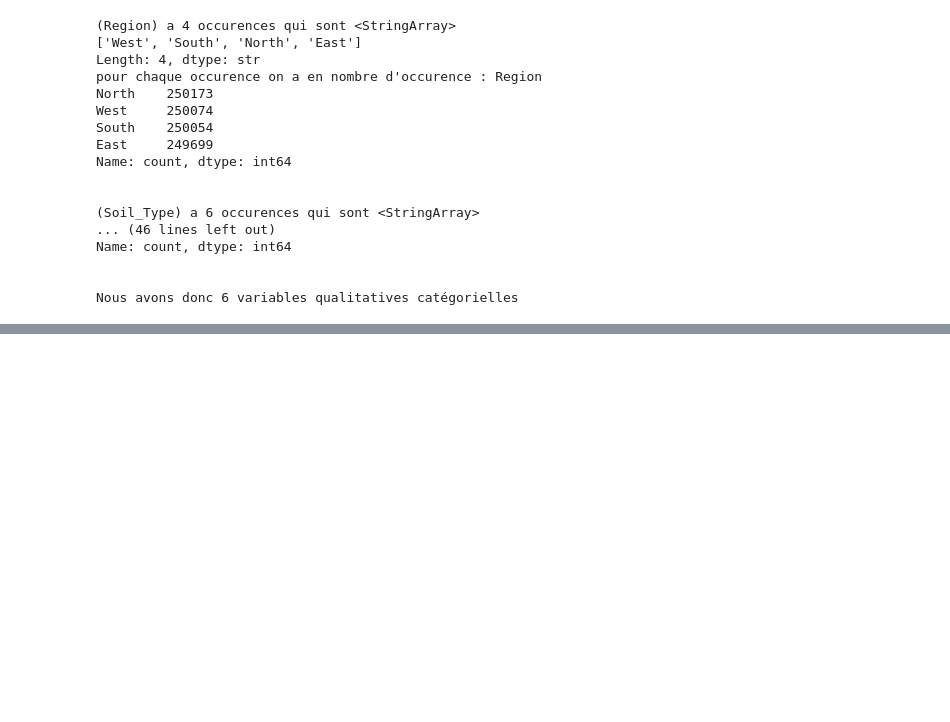
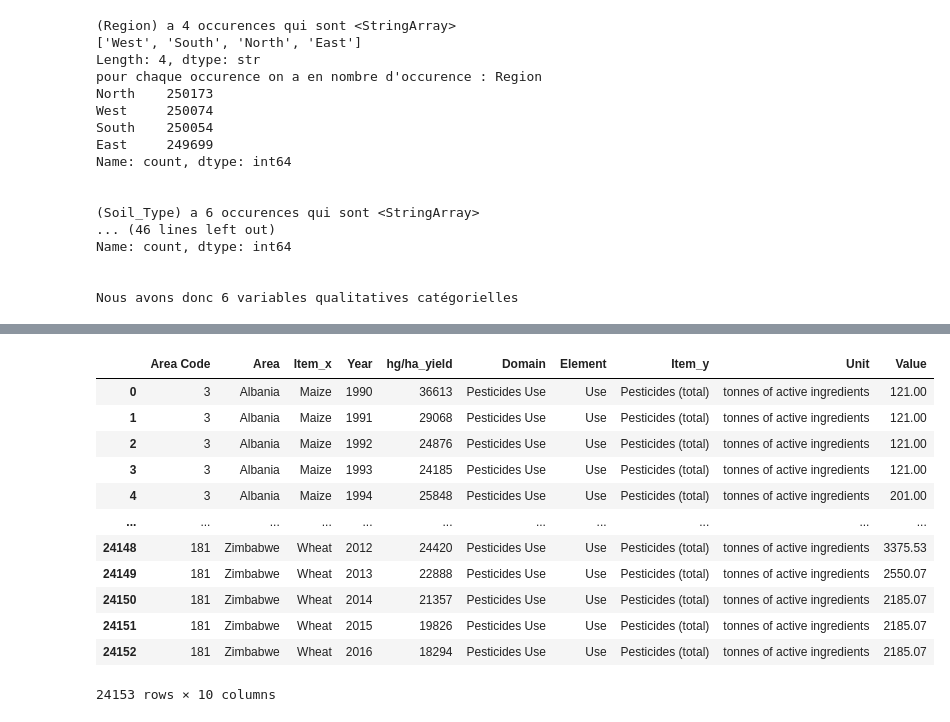
Before and after one commit to cheickoumarcoulibaly/agritech-recommender, a Jupyter notebook: notebooks/01_exploration.ipynb, the cells around one changed output, grey strips where cells are left out. Drawn from its saved outputs; the diff is of its cells as text; code cells hidden in the pictures; blank space fills up the shorter version.

Commit message:
feat: finalize data merging and missing values imputation

```diff
--- a/notebooks/01_exploration.ipynb
+++ b/notebooks/01_exploration.ipynb
@@ -175,0 +301,8 @@ Nous avons donc 6 variables qualitatives catégorielles
+# %%
+_yield.drop(columns=["Domain Code", "Domain", "Element Code", "Element", "Unit"], inplace=True, errors="ignore")
+
+_yield.rename(columns={
+    "Value": "hg/ha_yield"
+}, inplace=True)
+
+display(_yield)
@@ -175,0 +328,3 @@ Nous avons donc 6 variables qualitatives catégorielles
+# %%
+#Nous supprimons donc
+_yield.drop(columns=["Year Code", "Item Code"], inplace=True, errors="ignore")
@@ -175,0 +381,22 @@ Nous avons donc 6 variables qualitatives catégorielles
+# %%
+merged_df_yp = pd.merge(
+    _yield,
+    pesticides_df,
+    on=["Area", "Year"],
+    how="inner"
+)
+display(merged_df_yp)
+# %% [output]
+|  | Area Code | Area | Item_x | Year | hg/ha_yield | Domain | Element | Item_y | Unit | Value |
+| 0 | 3 | Albania | Maize | 1990 | 36613 | Pesticides Use | Use | Pesticides (total) | tonnes of active ingredients | 121.00 |
+| 1 | 3 | Albania | Maize | 1991 | 29068 | Pesticides Use | Use | Pesticides (total) | tonnes of active ingredients | 121.00 |
+| 2 | 3 | Albania | Maize | 1992 | 24876 | Pesticides Use | Use | Pesticides (total) | tonnes of active ingredients | 121.00 |
+| 3 | 3 | Albania | Maize | 1993 | 24185 | Pesticides Use | Use | Pesticides (total) | tonnes of active ingredients | 121.00 |
+| 4 | 3 | Albania | Maize | 1994 | 25848 | Pesticides Use | Use | Pesticides (total) | tonnes of active ingredients | 201.00 |
+| ... | ... | ... | ... | ... | ... | ... | ... | ... | ... | ... |
+| 24148 | 181 | Zimbabwe | Wheat | 2012 | 24420 | Pesticides Use | Use | Pesticides (total) | tonnes of active ingredients | 3375.53 |
+| 24149 | 181 | Zimbabwe | Wheat | 2013 | 22888 | Pesticides Use | Use | Pesticides (total) | tonnes of active ingredients | 2550.07 |
+| 24150 | 181 | Zimbabwe | Wheat | 2014 | 21357 | Pesticides Use | Use | Pesticides (total) | tonnes of active ingredients | 2185.07 |
+| 24151 | 181 | Zimbabwe | Wheat | 2015 | 19826 | Pesticides Use | Use | Pesticides (total) | tonnes of active ingredients | 2185.07 |
+| 24152 | 181 | Zimbabwe | Wheat | 2016 | 18294 | Pesticides Use | Use | Pesticides (total) | tonnes of active ingredients | 2185.07 |
+24153 rows × 10 columns
```
Also changed, not shown: parts of 38 cells of this notebook, 2 other files.
